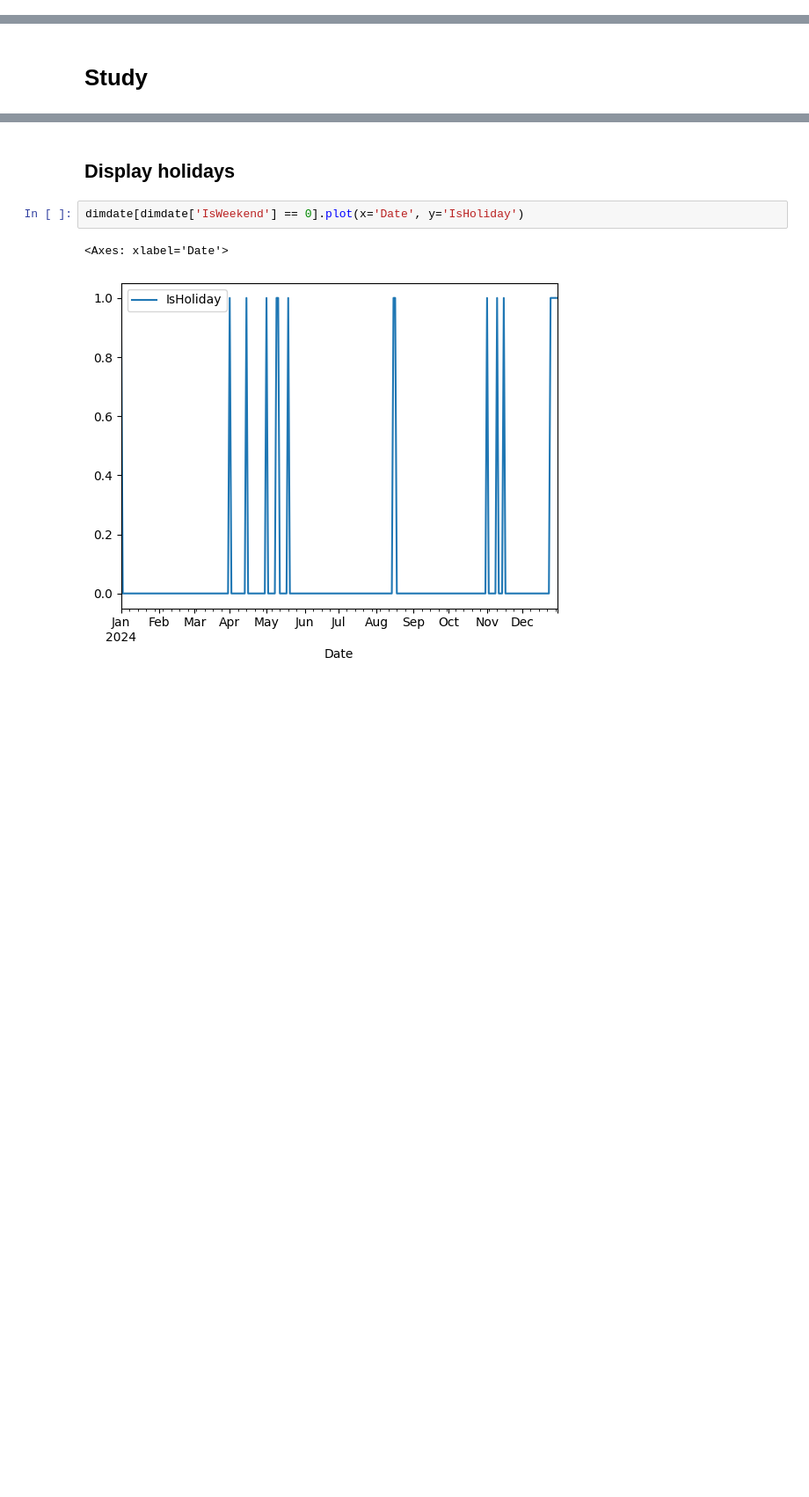
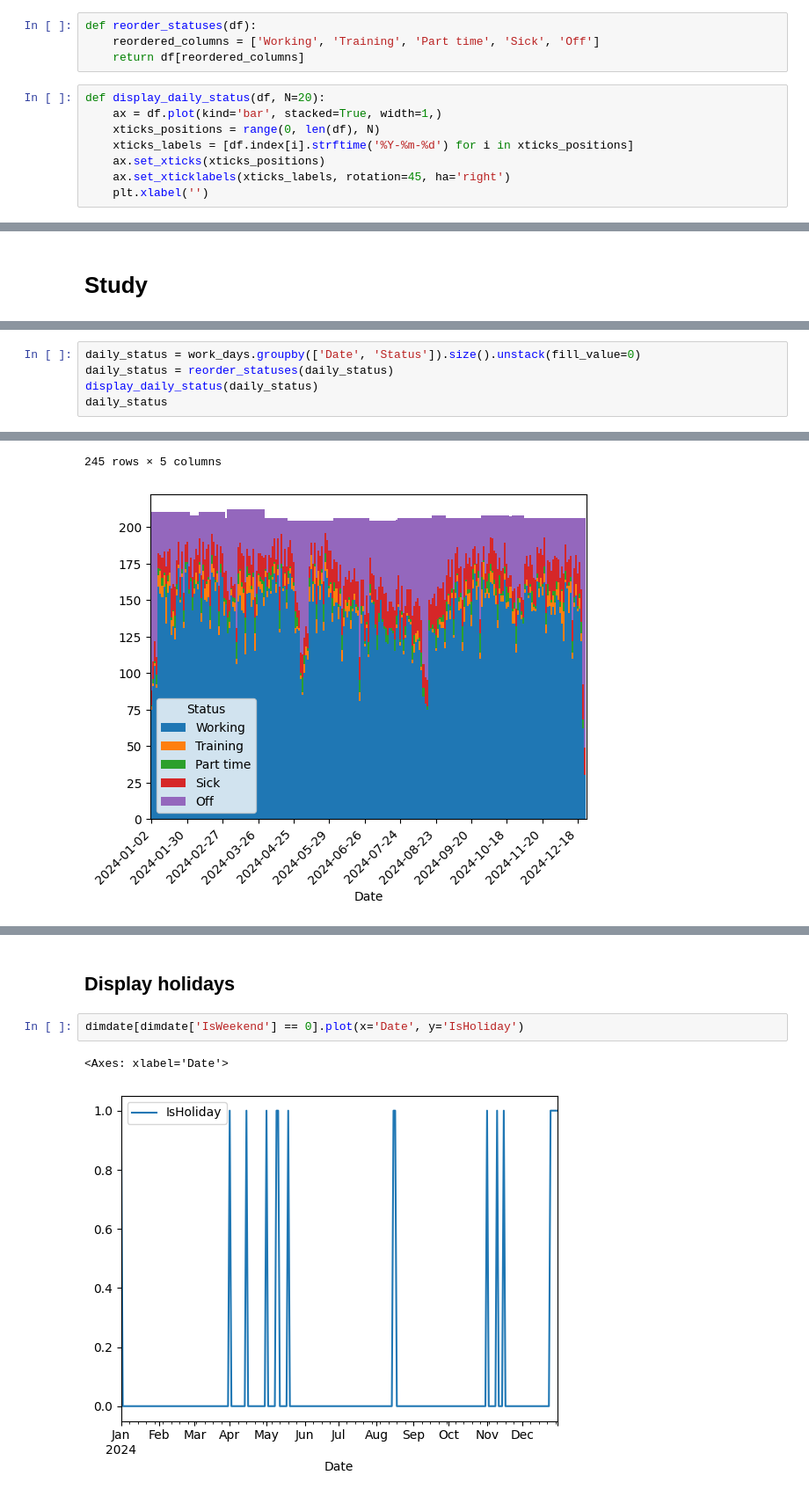
Before and after one commit to Fnor-BE/on-duty-2024, a Jupyter notebook: on-duty.ipynb, the cells around one changed output, grey strips where cells are left out. Shown at 88% size. Cells and saved outputs as stored; diff of their text form; blank space fills up the shorter version.

```diff
--- a/on-duty.ipynb
+++ b/on-duty.ipynb
@@ -29,3 +34,15 @@ SKIP_ROWS = 12 # Number of rows at the top of each month data
+# %%
+def reorder_statuses(df):
+    reordered_columns = ['Working', 'Training', 'Part time', 'Sick', 'Off']
+    return df[reordered_columns]
+# %%
+def display_daily_status(df, N=20):
+    ax = df.plot(kind='bar', stacked=True, width=1,)
+    xticks_positions = range(0, len(df), N)
+    xticks_labels = [df.index[i].strftime('%Y-%m-%d') for i in xticks_positions]
+    ax.set_xticks(xticks_positions)
+    ax.set_xticklabels(xticks_labels, rotation=45, ha='right')
+    plt.xlabel('')
 # %% [markdown]
 # Dimdate generation
 # %%
@@ -189,0 +157,6 @@ Name: Off, dtype: float64
+# %%
+daily_status = work_days.groupby(['Date', 'Status']).size().unstack(fill_value=0)
+daily_status = reorder_statuses(daily_status)
+display_daily_status(daily_status)
+daily_status
+# %% [output]
@@ -189,0 +176,2 @@ Name: Off, dtype: float64
+245 rows × 5 columns
+[figure, added]
```
Also changed, not shown: parts of 20 cells of this notebook, 1 other file.
